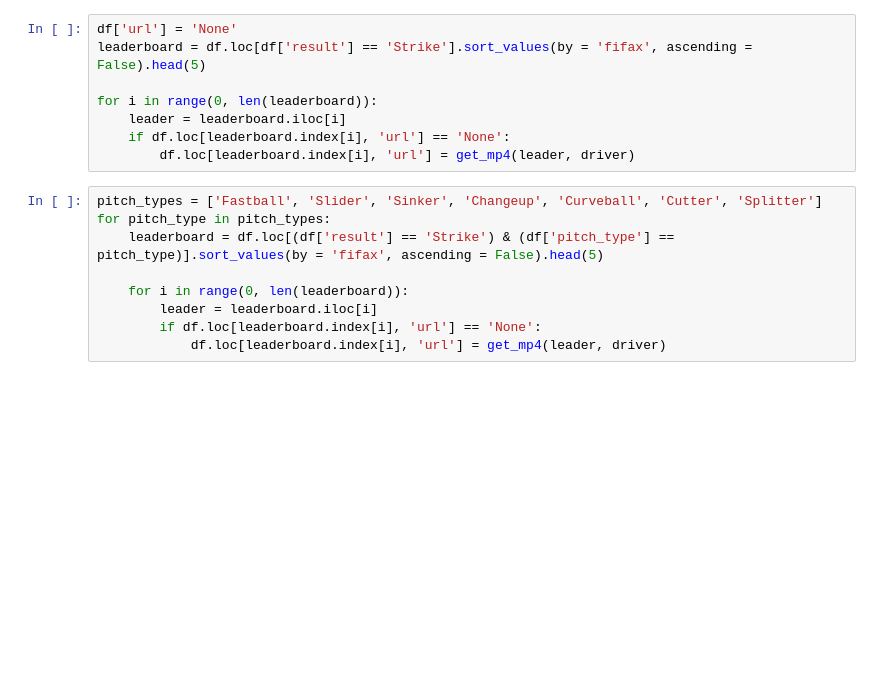
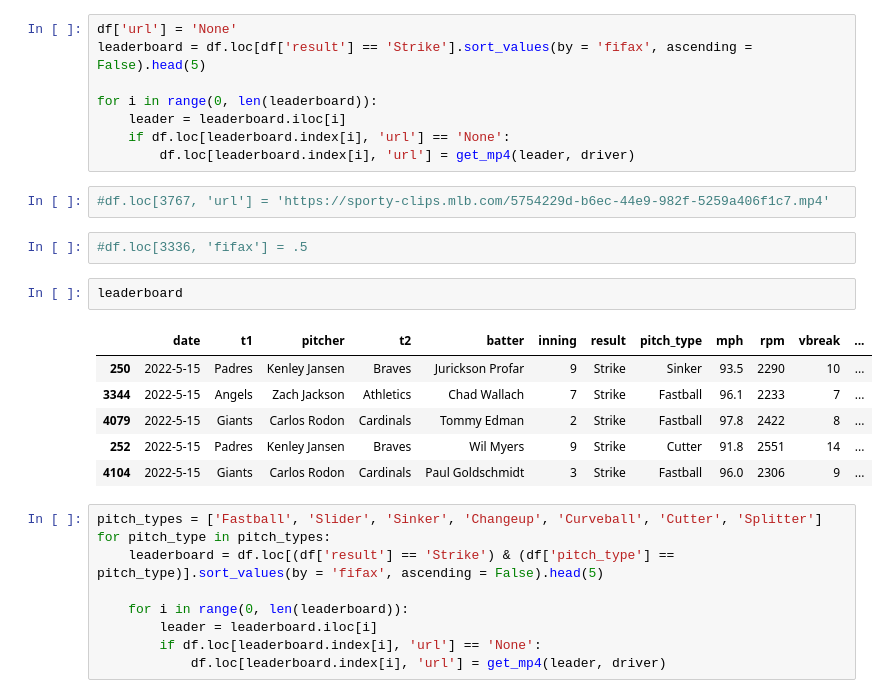
Before and after one commit to ddoberne/the-filthiest, a Jupyter notebook: daily_update.ipynb, the cells around one changed output. Saved outputs shown, nothing was run; the diff lists cells and outputs as text; blank space fills up the shorter version.

```diff
--- a/daily_update.ipynb
+++ b/daily_update.ipynb
@@ -266,6 +280,19 @@ for i in range(0, len(leaderboard)):
     leader = leaderboard.iloc[i]
     if df.loc[leaderboard.index[i], 'url'] == 'None':
         df.loc[leaderboard.index[i], 'url'] = get_mp4(leader, driver)
+# %%
+#df.loc[3767, 'url'] = 'https://sporty-clips.mlb.com/5754229d-b6ec-44e9-982f-5259a406f1c7.mp4'
+# %%
+#df.loc[3336, 'fifax'] = .5
+# %%
+leaderboard
+# %% [output]
+|  | date | t1 | pitcher | t2 | batter | inning | result | pitch_type | mph | rpm | vbreak | ... |
+| 250 | 2022-5-15 | Padres | Kenley Jansen | Braves | Jurickson Profar | 9 | Strike | Sinker | 93.5 | 2290 | 10 | ... |
+| 3344 | 2022-5-15 | Angels | Zach Jackson | Athletics | Chad Wallach | 7 | Strike | Fastball | 96.1 | 2233 | 7 | ... |
+| 4079 | 2022-5-15 | Giants | Carlos Rodon | Cardinals | Tommy Edman | 2 | Strike | Fastball | 97.8 | 2422 | 8 | ... |
+| 252 | 2022-5-15 | Padres | Kenley Jansen | Braves | Wil Myers | 9 | Strike | Cutter | 91.8 | 2551 | 14 | ... |
+| 4104 | 2022-5-15 | Giants | Carlos Rodon | Cardinals | Paul Goldschmidt | 3 | Strike | Fastball | 96.0 | 2306 | 9 | ... |
 # %%
 pitch_types = ['Fastball', 'Slider', 'Sinker', 'Changeup', 'Curveball', 'Cutter', 'Splitter']
 for pitch_type in pitch_types:
```
Also changed, not shown: parts of 37 cells of this notebook, 8 other files.
